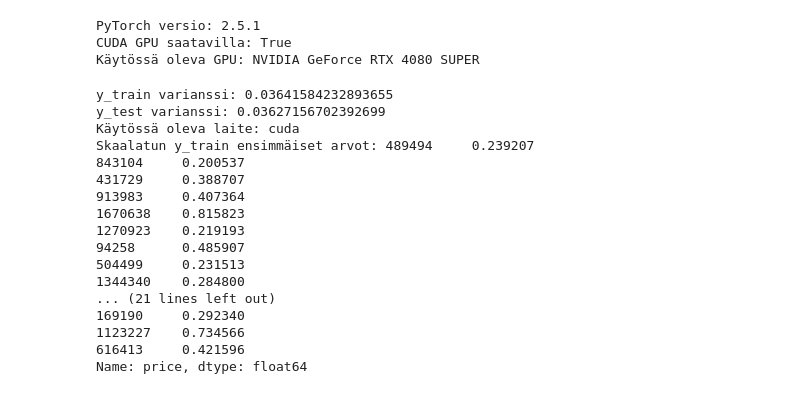
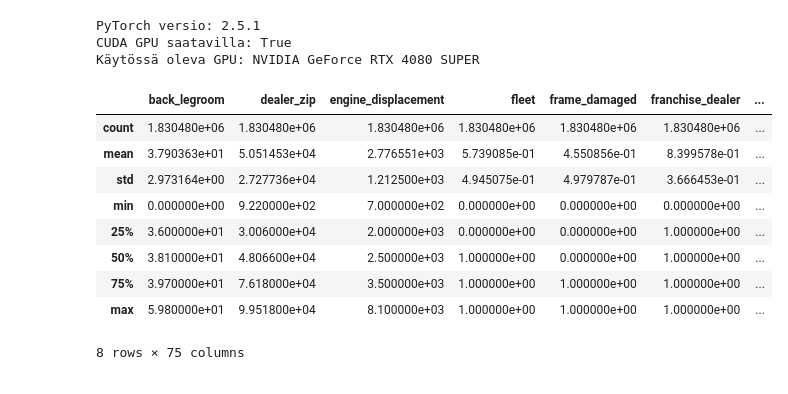
Before and after one commit to JermuSo/aida_project_group1, a Jupyter notebook: docs/Phase 4/dlearn_test.ipynb, the cells around one changed output. Cells and saved outputs as stored; diff of their text form; code cells hidden in the pictures.

```diff
--- a/docs/Phase 4/dlearn_test.ipynb
+++ b/docs/Phase 4/dlearn_test.ipynb
@@ -8,58 +12,59 @@ PyTorch versio: 2.5.1
 CUDA GPU saatavilla: True
 Käytössä oleva GPU: NVIDIA GeForce RTX 4080 SUPER
 # %%
+import torch
 import numpy as np
 import pandas as pd
 from sklearn.model_selection import train_test_split
 from sklearn.preprocessing import MinMaxScaler
-import torch
 import torch.nn as nn
 import torch.optim as optim
 from torch.utils.data import DataLoader, TensorDataset
+import matplotlib.pyplot as plt
+from sklearn.metrics import mean_squared_error, mean_absolute_error, r2_score
 
 # Lataa data
-tf_df = pd.read_csv(r"D:\Koulu\AIDA_S24\AIDA_project\aida-projekti-local\archive\tensorflow_preprocessed.csv")
+tf_df = pd.read_csv(r"D:\\Koulu\\AIDA_S24\\AIDA_project\\aida-projekti-local\\archive\\final_df.csv")
+tf_df = tf_df.drop(columns=['daysonmarket'])
 
-# Skaalaa "price" MinMaxScalerilla
-scaler = MinMaxScaler()
-tf_df['price'] = scaler.fit_transform(tf_df[['price']])
+# Varmista, että listed_date on datetime-muotoa
+tf_df['listed_date'] = pd.to_datetime(tf_df['listed_date'], errors='coerce')
 
-# Määritä syöte- ja kohdeominaisuudet
-target = 'price'
-X = tf_df.drop(columns=[target])
-y = tf_df[target]
+# Tarkista mahdolliset virheet konversiossa
+if tf_df['listed_date'].isnull().sum() > 0:
+    print("Huomio: listed_date-sarakkeessa on epäkelpoja arvoja, jotka muutetaan NaT-arvoiksi.")
+    print(tf_df['listed_date'].isnull().sum(), "epäkelpoa riviä.")
 
-# Split into training and test sets
-X_train, X_test, y_train, y_test = train_test_split(X, y, test_size=0.2, random_state=42)
+# Lisää kuukauden ja viikonpäivän sarakkeet, jos listed_date on oikein konvertoitu
+if not tf_df['listed_date'].isnull().all():
+    tf_df['listed_month'] = tf_df['listed_date'].dt.month
+    tf_df['listed_dayofweek'] = tf_df['listed_date'].dt.dayofweek
+else:
+    print("Ei kelvollisia päivämääriä listed_date-sarakkeessa.")
 
-# Tarkista varianssi
-print("y_train varianssi:", y_train.var())
-print("y_test varianssi:", y_test.var())
+# Extract components from the listed_date column
+tf_df['listed_month'] = tf_df['listed_date'].dt.month
+tf_df['listed_dayofweek'] = tf_df['listed_date'].dt.dayofweek
 
-# Tarkista GPU
-device = torch.device("cuda" if torch.cuda.is_available() else "cpu")
-print(f"Käytössä oleva laite: {device}")
+# Apply cyclical encoding
+tf_df['month_sin'] = np.sin(2 * np.pi * tf_df['listed_month'] / 12)
+tf_df['month_cos'] = np.cos(2 * np.pi * tf_df['listed_month'] / 12)
 
-print("Skaalatun y_train ensimmäiset arvot:", y_train[:10])
-print("Skaalatun y_test ensimmäiset arvot:", y_test[:10])
+tf_df['day_sin'] = np.sin(2 * np.pi * tf_df['listed_dayofweek'] / 7)
+tf_df['day_cos'] = np.cos(2 * np.pi * tf_df['listed_dayofweek'] / 7)
 
-print("y_train ensimmäiset arvot:", y_train.head())
-print("y_test ensimmäiset arvot:", y_test.head())
+# Drop the original and intermediate columns
+tf_df.drop(columns=['listed_date', 'listed_month', 'listed_dayofweek'], inplace=True)
+
+tf_df.describe()
 # %% [output]
+|  | back_legroom | dealer_zip | engine_displacement | fleet | frame_damaged | franchise_dealer | ... |
+| count | 1.830480e+06 | 1.830480e+06 | 1.830480e+06 | 1.830480e+06 | 1.830480e+06 | 1.830480e+06 | ... |
+| mean | 3.790363e+01 | 5.051453e+04 | 2.776551e+03 | 5.739085e-01 | 4.550856e-01 | 8.399578e-01 | ... |
+| std | 2.973164e+00 | 2.727736e+04 | 1.212500e+03 | 4.945075e-01 | 4.979787e-01 | 3.666453e-01 | ... |
+| min | 0.000000e+00 | 9.220000e+02 | 7.000000e+02 | 0.000000e+00 | 0.000000e+00 | 0.000000e+00 | ... |
+| 25% | 3.600000e+01 | 3.006000e+04 | 2.000000e+03 | 0.000000e+00 | 0.000000e+00 | 1.000000e+00 | ... |
+| 50% | 3.810000e+01 | 4.806600e+04 | 2.500000e+03 | 1.000000e+00 | 0.000000e+00 | 1.000000e+00 | ... |
+| 75% | 3.970000e+01 | 7.618000e+04 | 3.500000e+03 | 1.000000e+00 | 1.000000e+00 | 1.000000e+00 | ... |
+| max | 5.980000e+01 | 9.951800e+04 | 8.100000e+03 | 1.000000e+00 | 1.000000e+00 | 1.000000e+00 | ... |
-y_train varianssi: 0.03641584232893655
-y_test varianssi: 0.03627156702392699
-Käytössä oleva laite: cuda
-Skaalatun y_train ensimmäiset arvot: 489494     0.239207
-843104     0.200537
-431729     0.388707
-913983     0.407364
-1670638    0.815823
-1270923    0.219193
-94258      0.485907
-504499     0.231513
-1344340    0.284800
-... (21 lines left out)
-169190     0.292340
-1123227    0.734566
-616413     0.421596
-Name: price, dtype: float64
+8 rows × 75 columns
```
Also changed, not shown: parts of 7 cells of this notebook.
